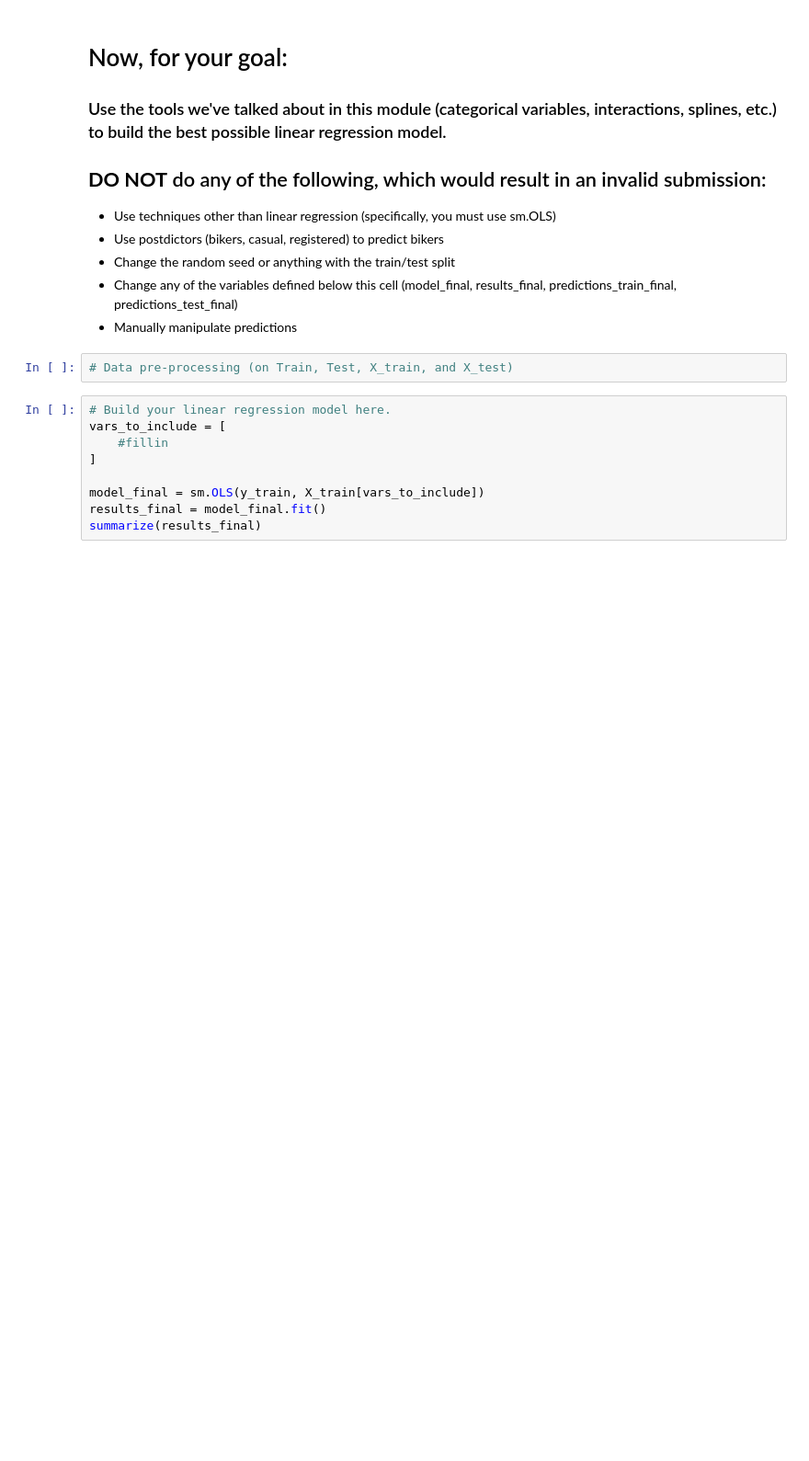
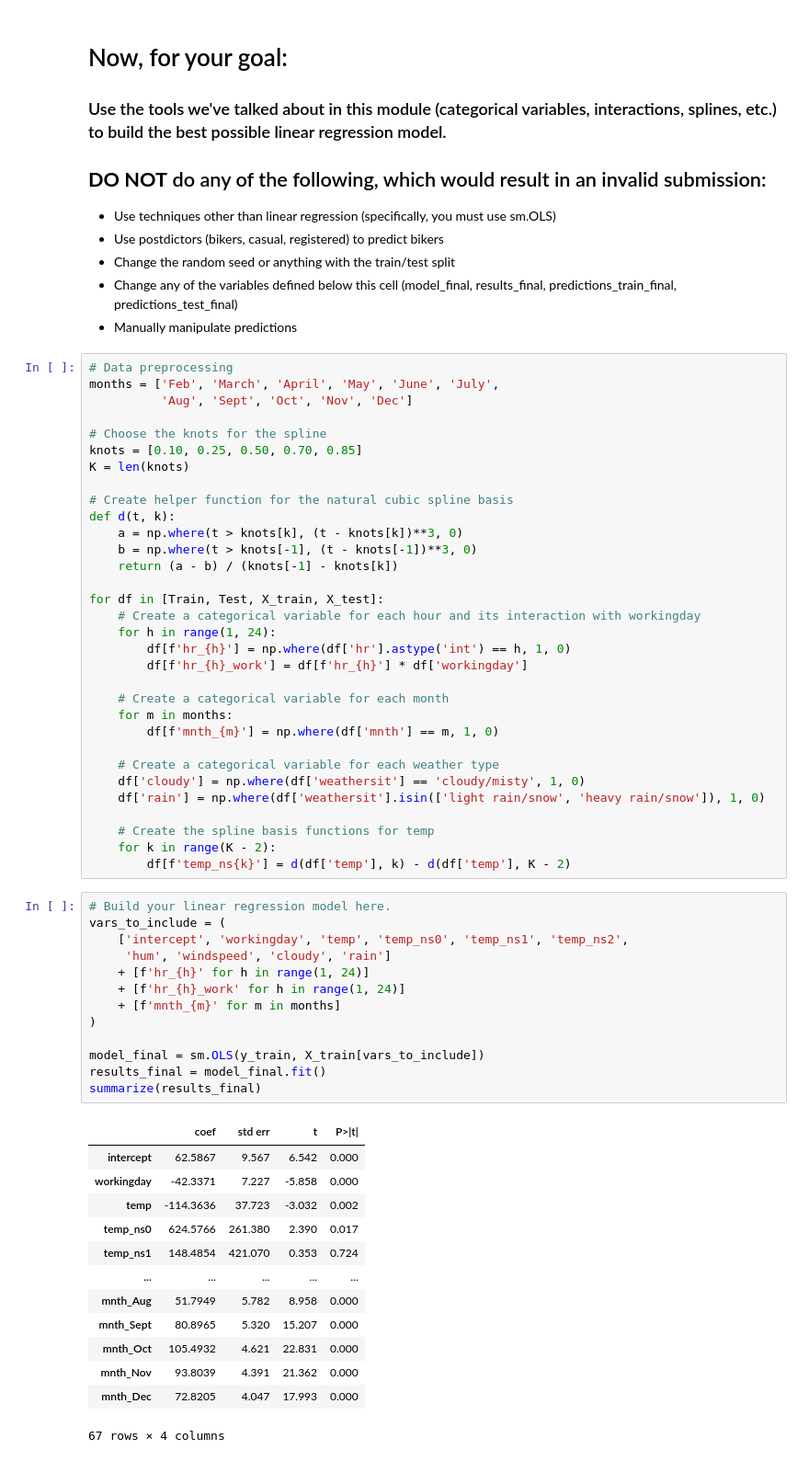
Before and after one commit to benjiezastavker-star/code_2600, a Jupyter notebook: mod05_nonlinear.ipynb, the cells around one changed output. Shown at 92% size. Drawn from its saved outputs; the diff is of its cells as text; blank space fills up the shorter version.

```diff
--- a/mod05_nonlinear.ipynb
+++ b/mod05_nonlinear.ipynb
@@ -353,16 +368,64 @@ plot_avg_actual_vs_predicted_by_feature(X=X_train,
 - Change any of the variables defined below this cell (model_final, results_final, predictions_train_final, predictions_test_final)
 - Manually manipulate predictions
 # %%
-# Data pre-processing (on Train, Test, X_train, and X_test)
+# Data preprocessing
+months = ['Feb', 'March', 'April', 'May', 'June', 'July',
+          'Aug', 'Sept', 'Oct', 'Nov', 'Dec']
+
+# Choose the knots for the spline
+knots = [0.10, 0.25, 0.50, 0.70, 0.85]
+K = len(knots)
+
+# Create helper function for the natural cubic spline basis
+def d(t, k):
+    a = np.where(t > knots[k], (t - knots[k])**3, 0)
+    b = np.where(t > knots[-1], (t - knots[-1])**3, 0)
+    return (a - b) / (knots[-1] - knots[k])
+
+for df in [Train, Test, X_train, X_test]:
+    # Create a categorical variable for each hour and its interaction with workingday
+    for h in range(1, 24):
+        df[f'hr_{h}'] = np.where(df['hr'].astype('int') == h, 1, 0)
+        df[f'hr_{h}_work'] = df[f'hr_{h}'] * df['workingday']
+
+    # Create a categorical variable for each month
+    for m in months:
+        df[f'mnth_{m}'] = np.where(df['mnth'] == m, 1, 0)
+
+    # Create a categorical variable for each weather type
+    df['cloudy'] = np.where(df['weathersit'] == 'cloudy/misty', 1, 0)
+    df['rain'] = np.where(df['weathersit'].isin(['light rain/snow', 'heavy rain/snow']), 1, 0)
+
+    # Create the spline basis functions for temp
+    for k in range(K - 2):
+        df[f'temp_ns{k}'] = d(df['temp'], k) - d(df['temp'], K - 2)
 # %%
 # Build your linear regression model here.
-vars_to_include = [
-    #fillin
-]
+vars_to_include = (
+    ['intercept', 'workingday', 'temp', 'temp_ns0', 'temp_ns1', 'temp_ns2',
+     'hum', 'windspeed', 'cloudy', 'rain']
+    + [f'hr_{h}' for h in range(1, 24)]
+    + [f'hr_{h}_work' for h in range(1, 24)]
+    + [f'mnth_{m}' for m in months]
+)
 
 model_final = sm.OLS(y_train, X_train[vars_to_include])
 results_final = model_final.fit()
 summarize(results_final)
+# %% [output]
+|  | coef | std err | t | P>|t| |
+| intercept | 62.5867 | 9.567 | 6.542 | 0.000 |
+| workingday | -42.3371 | 7.227 | -5.858 | 0.000 |
+| temp | -114.3636 | 37.723 | -3.032 | 0.002 |
+| temp_ns0 | 624.5766 | 261.380 | 2.390 | 0.017 |
+| temp_ns1 | 148.4854 | 421.070 | 0.353 | 0.724 |
+| ... | ... | ... | ... | ... |
+| mnth_Aug | 51.7949 | 5.782 | 8.958 | 0.000 |
+| mnth_Sept | 80.8965 | 5.320 | 15.207 | 0.000 |
+| mnth_Oct | 105.4932 | 4.621 | 22.831 | 0.000 |
+| mnth_Nov | 93.8039 | 4.391 | 21.362 | 0.000 |
+| mnth_Dec | 72.8205 | 4.047 | 17.993 | 0.000 |
+67 rows × 4 columns
 # %%
 predictions_train_final = predict(X_train[vars_to_include], results_final)
 print('MSE train: ', mse(y_train, predictions_train_final))
```
Also changed, not shown: parts of 3 cells of this notebook.
